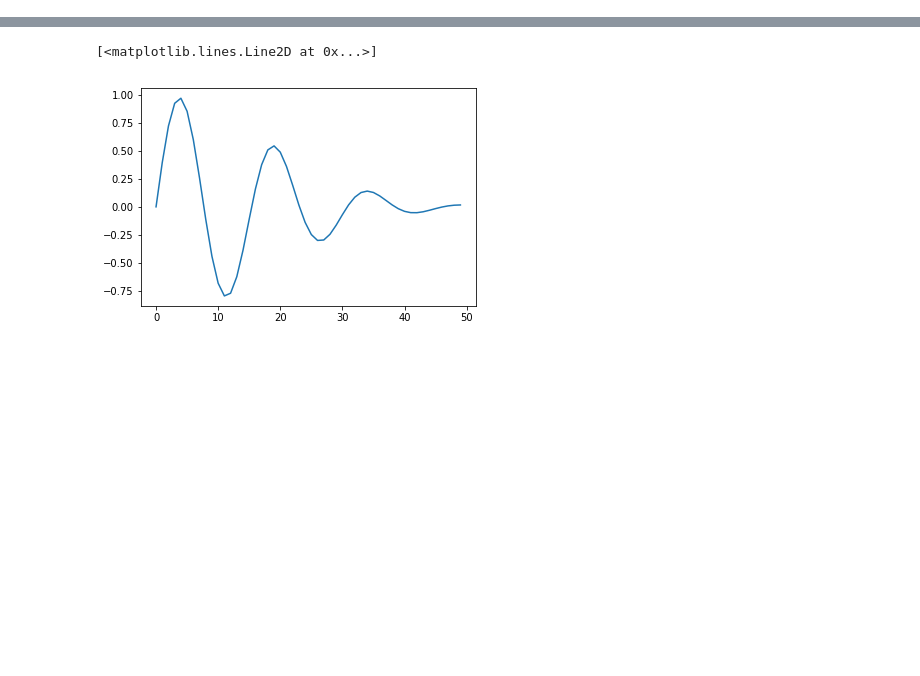
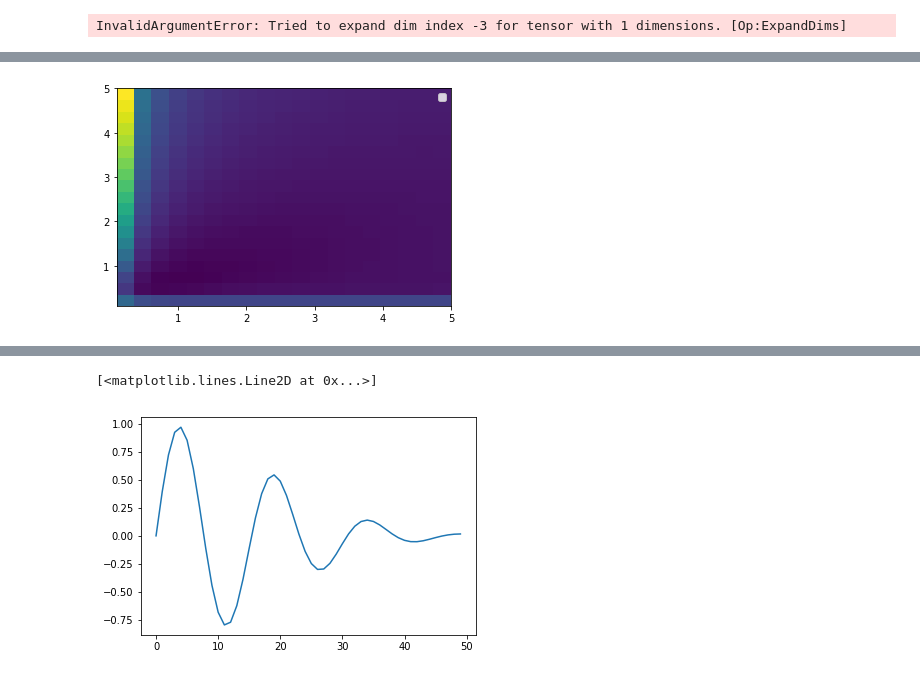
Before and after one commit to darthdeus/bopt, a Jupyter notebook: notebooks/TFP GP.ipynb, the cells around one changed output, grey strips where cells are left out. Drawn from its saved outputs; the diff is of its cells as text; code cells hidden in the pictures; blank space fills up the shorter version.

```diff
--- a/notebooks/TFP GP.ipynb
+++ b/notebooks/TFP GP.ipynb
@@ -60,0 +38,50 @@ NameError: name 'optimize' is not defined
+# %%
+kernel = psd_kernels.ExponentiatedQuadratic(length_scale=tf.constant(0.3, dtype=tf.float64),
+                                            amplitude=tf.constant(0.3, dtype=tf.float64))
+gp = tfd.GaussianProcess(kernel, X[:])
+nll = -gp.log_prob(Y[:]).numpy()
+
+print(nll)
+# %% [output]
+InvalidArgumentError: Tried to expand dim index -3 for tensor with 1 dimensions. [Op:ExpandDims]
+# %%
+def gp_nll(X, Y, l, s):
+    X = tf.convert_to_tensor(X, dtype=tf.float64)
+    Y = tf.convert_to_tensor(Y, dtype=tf.float64)
+
+    if X.ndim == 1:
+        X = tf.expand_dims(X, -1)
+
+#     import pdb; pdb.set_trace()
+
+    l = tf.constant(l, dtype=tf.float64)
+    s = tf.constant(s, dtype=tf.float64)
+
+    kernel = psd_kernels.ExponentiatedQuadratic(length_scale=l, amplitude=s)
+    gp = tfd.GaussianProcess(kernel, X, observation_noise_variance=tf.Variable(0.48, dtype=tf.float64))
+    neg_log_likelihood = -gp.log_prob(Y)
+
+    #assert neg_log_likelihood >= 0, f"got logprob < 0 ... {neg_log_likelihood} for l={l}"
+
+    return neg_log_likelihood
+# %%
+from functools import partial
+
+
+def plot_kernel_nll(X, Y):
+    res = 20
+
+    L = np.linspace(.1, 5, num=res, dtype=np.float64)
+    S = np.linspace(.1, 5, num=res, dtype=np.float64)
+
+    l, s = np.meshgrid(L, S)
+    rows = np.array(np.vectorize(partial(gp_nll, X, Y))(l, s))
+    plt.pcolor(L, S, rows)
+    plt.legend()
+    plt.show()
+# %%
+X = np.sort(np.random.uniform(0., 1., [50, 1]).astype(np.float64), axis=0)
+Y = np.array(list(map(lambda x: np.sin(x[0]), X))).astype(np.float64)
+# %%
+plot_kernel_nll(X, Y)
+# %% [output]
@@ -60,0 +89 @@ NameError: name 'optimize' is not defined
+[figure, added]
```
Also changed, not shown: parts of 21 cells of this notebook, 3 other files.
